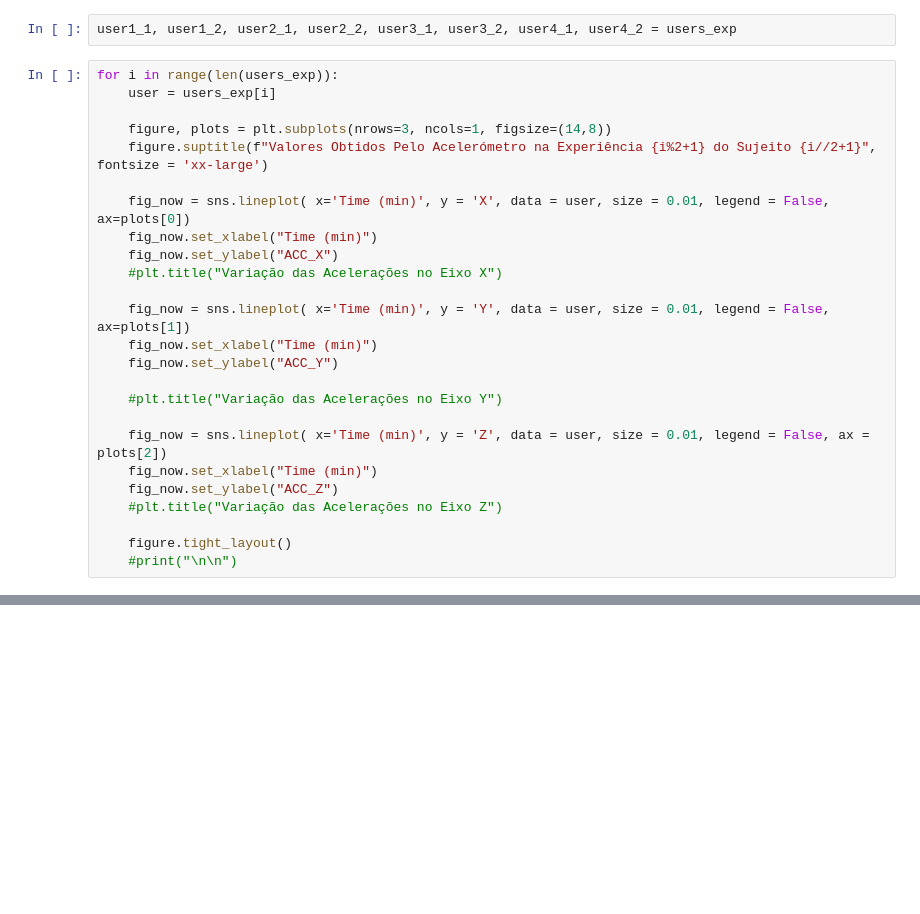
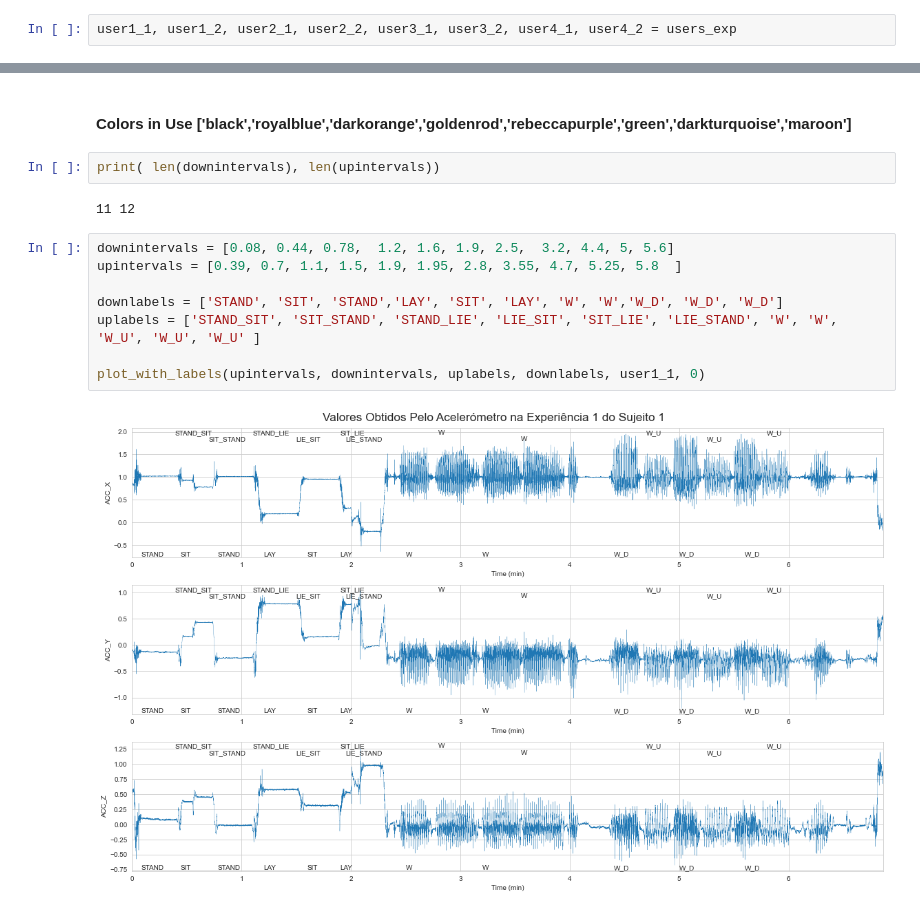
Before and after one commit to joelpoliveira/ProjetoATD, a Jupyter notebook: Exercicio2/Representacoes_Manual_das_Atividades.ipynb, the cells around one changed output, grey strips where cells are left out. Saved outputs shown, nothing was run; the diff lists cells and outputs as text; blank space fills up the shorter version.

```diff
--- a/Exercicio2/Representacoes_Manual_das_Atividades.ipynb
+++ b/Exercicio2/Representacoes_Manual_das_Atividades.ipynb
@@ -9,28 +15,3 @@ sns.set_style("whitegrid")
 users_exp = pd.read_pickle("users.dat")
 # %%
 user1_1, user1_2, user2_1, user2_2, user3_1, user3_2, user4_1, user4_2 = users_exp
-# %%
-for i in range(len(users_exp)):
-    user = users_exp[i]
-
-    figure, plots = plt.subplots(nrows=3, ncols=1, figsize=(14,8))
-    figure.suptitle(f"Valores Obtidos Pelo Acelerómetro na Experiência {i%2+1} do Sujeito {i//2+1}", fontsize = 'xx-large')
-
-    fig_now = sns.lineplot( x='Time (min)', y = 'X', data = user, size = 0.01, legend = False, ax=plots[0])
-    fig_now.set_xlabel("Time (min)")
-    fig_now.set_ylabel("ACC_X")
-    #plt.title("Variação das Acelerações no Eixo X")
-
-    fig_now = sns.lineplot( x='Time (min)', y = 'Y', data = user, size = 0.01, legend = False, ax=plots[1])
-    fig_now.set_xlabel("Time (min)")
-    fig_now.set_ylabel("ACC_Y")
-
-    #plt.title("Variação das Acelerações no Eixo Y")
-
-    fig_now = sns.lineplot( x='Time (min)', y = 'Z', data = user, size = 0.01, legend = False, ax = plots[2])
-    fig_now.set_xlabel("Time (min)")
-    fig_now.set_ylabel("ACC_Z")
-    #plt.title("Variação das Acelerações no Eixo Z")
-
-    figure.tight_layout()
-    #print("\n\n")
@@ -45,0 +80,16 @@ for i in range(len(users_exp)):
+# %% [markdown]
+#### Colors in Use ['black','royalblue','darkorange','goldenrod','rebeccapurple','green','darkturquoise','maroon']
+# %%
+print( len(downintervals), len(upintervals))
+# %% [output]
+11 12
+# %%
+downintervals = [0.08, 0.44, 0.78,  1.2, 1.6, 1.9, 2.5,  3.2, 4.4, 5, 5.6]
+upintervals = [0.39, 0.7, 1.1, 1.5, 1.9, 1.95, 2.8, 3.55, 4.7, 5.25, 5.8  ]
+
+downlabels = ['STAND', 'SIT', 'STAND','LAY', 'SIT', 'LAY', 'W', 'W','W_D', 'W_D', 'W_D']
+uplabels = ['STAND_SIT', 'SIT_STAND', 'STAND_LIE', 'LIE_SIT', 'SIT_LIE', 'LIE_STAND', 'W', 'W', 'W_U', 'W_U', 'W_U' ]
+
+plot_with_labels(upintervals, downintervals, uplabels, downlabels, user1_1, 0)
+# %% [output]
+[figure, added]
```
Also changed, not shown: parts of 8 cells of this notebook.
